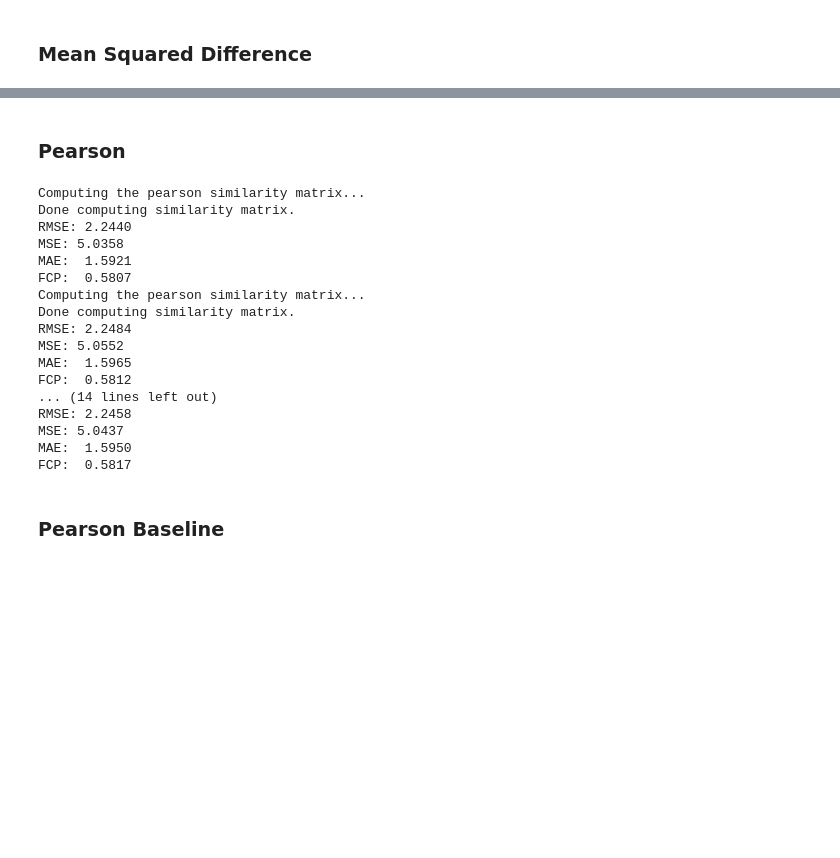
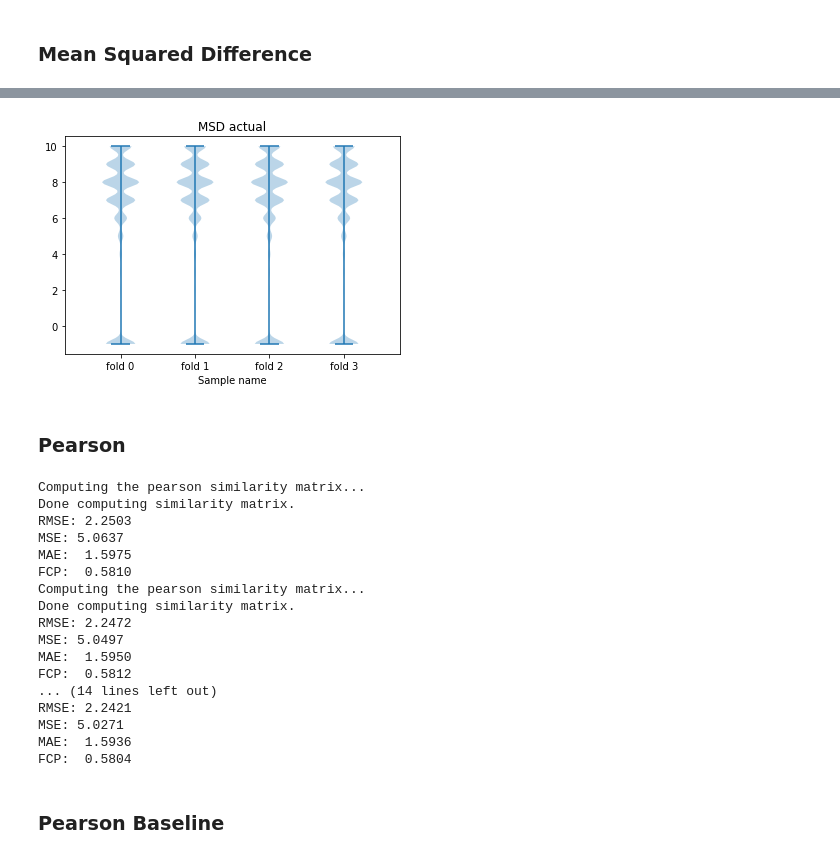
Before and after one commit to eduardagoulart/study_machine_learning_algorithms, a Jupyter notebook: algorithms/knn_basic.ipynb, the cells around one changed output, grey strips where cells are left out. Drawn from its saved outputs; the diff is of its cells as text; code cells hidden in the pictures; blank space fills up the shorter version.

```diff
--- a/algorithms/knn_basic.ipynb
+++ b/algorithms/knn_basic.ipynb
@@ -99,24 +152,28 @@ df.to_parquet("../predictions/knn_basic/anime_type_tv/no_filter/knn_basic_msd.pa
+# %%
+plot_violin_graph([actual_msd_fold_0, actual_msd_fold_1, actual_msd_fold_2, actual_msd_fold_3], title="MSD actual")
+# %% [output]
+[figure, added]
 # %% [markdown]
 ### Pearson
 # %%
 algo = KNNBasic(k=7, sim_options={"name": "pearson", "user_based": False})
 # %%
-predictions_pearson = predict_and_error(data, algo)
+predictions_pearson = predict_and_error(data, algo, path="../predictions/knn_basic/anime_type_tv/no_filter/knn_basic_pearson")
 # %% [output]
 Computing the pearson similarity matrix...
 Done computing similarity matrix.
-RMSE: 2.2440
-MSE: 5.0358
-MAE:  1.5921
-FCP:  0.5807
+RMSE: 2.2503
+MSE: 5.0637
+MAE:  1.5975
+FCP:  0.5810
 Computing the pearson similarity matrix...
 Done computing similarity matrix.
-RMSE: 2.2484
-MSE: 5.0552
-MAE:  1.5965
+RMSE: 2.2472
+MSE: 5.0497
+MAE:  1.5950
 FCP:  0.5812
 ... (14 lines left out)
-RMSE: 2.2458
-MSE: 5.0437
-MAE:  1.5950
-FCP:  0.5817
+RMSE: 2.2421
+MSE: 5.0271
+MAE:  1.5936
+FCP:  0.5804
```
Also changed, not shown: parts of 25 cells of this notebook, 28 other files.
